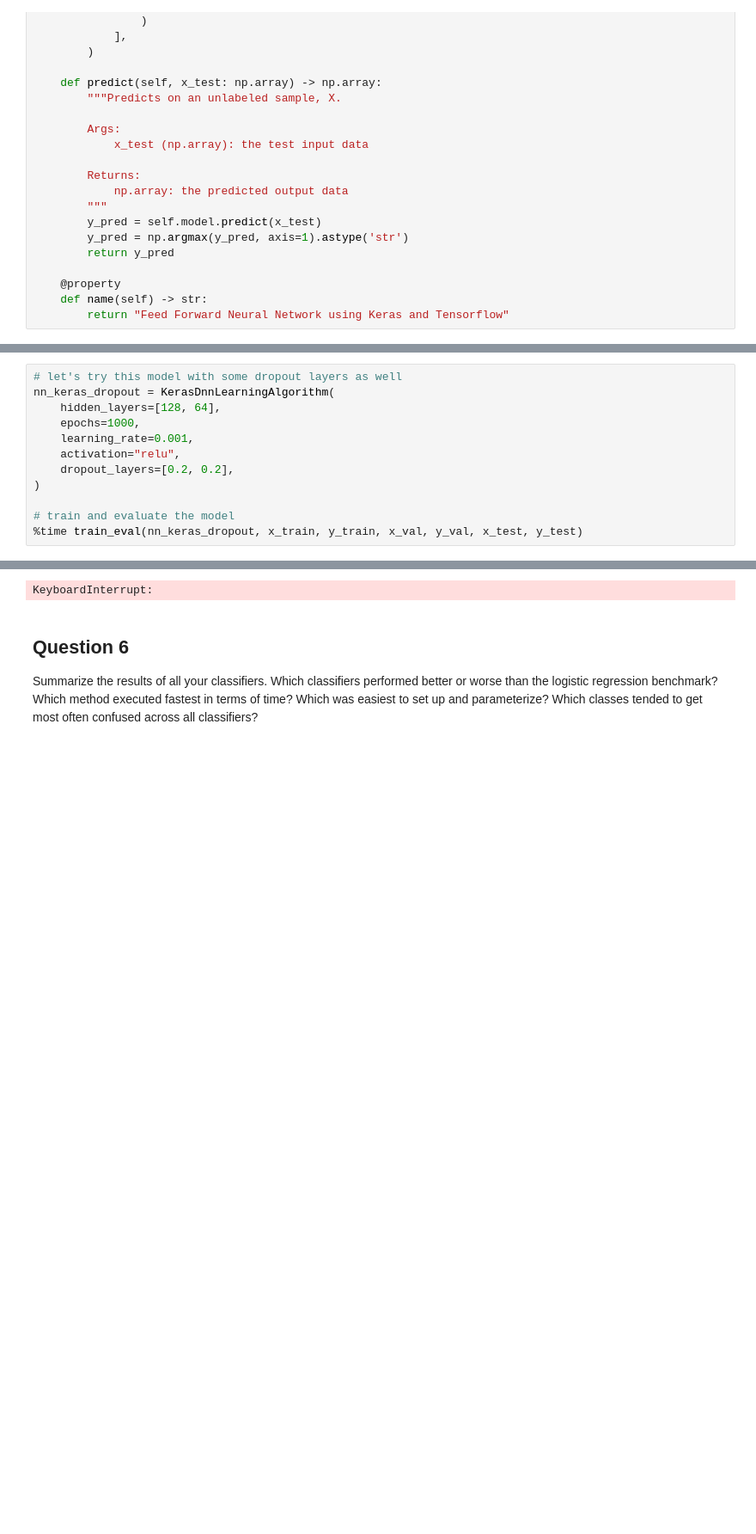
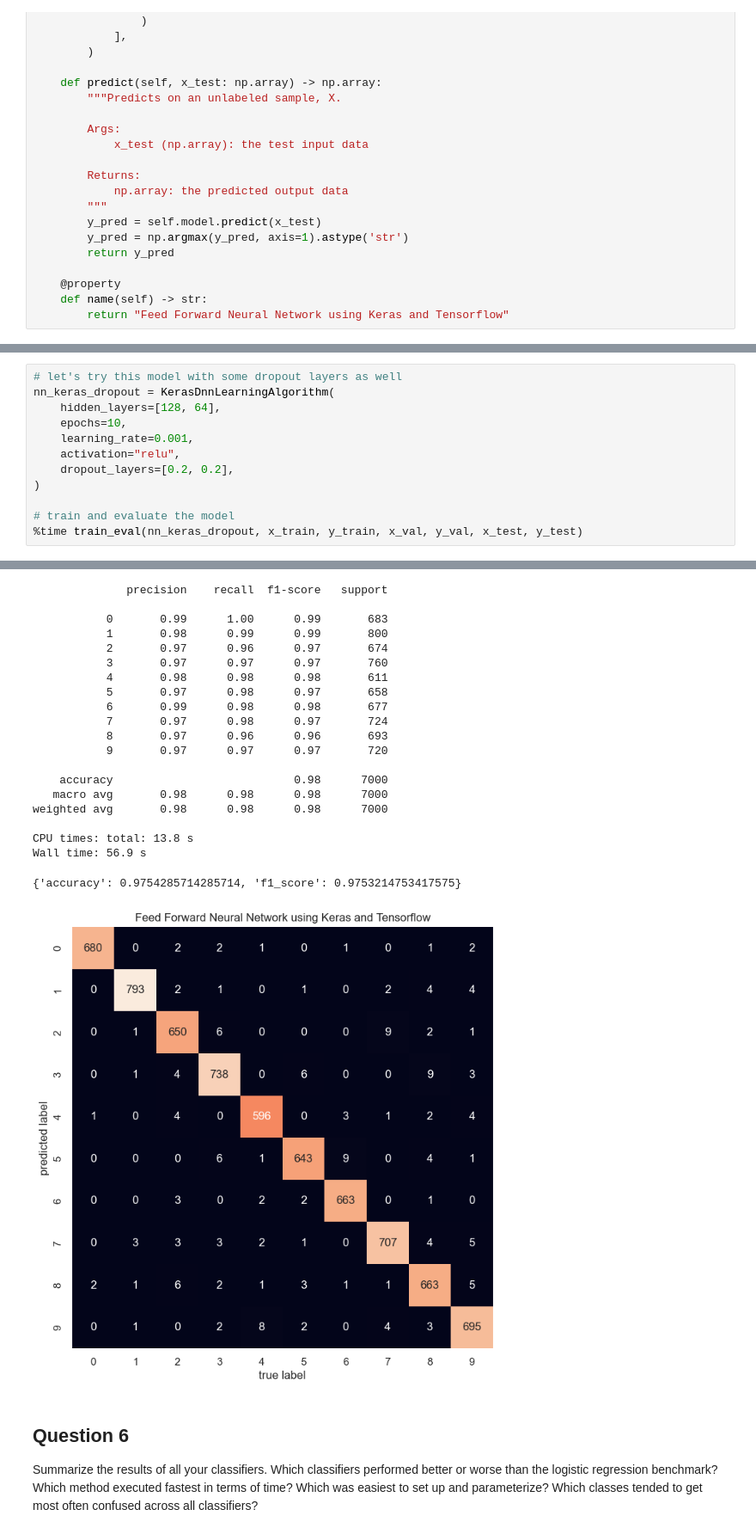
Before and after one commit to DataMonarch/ml, a Jupyter notebook: assignments/3/Homework_3_Multiclass_Classification.ipynb, the cells around one changed output, grey strips where cells are left out. Shown at 86% size. Cells and saved outputs as stored; diff of their text form; blank space fills up the shorter version.

```diff
--- a/assignments/3/Homework_3_Multiclass_Classification.ipynb
+++ b/assignments/3/Homework_3_Multiclass_Classification.ipynb
@@ -1377,7 +1827,7 @@ KeyboardInterrupt:
 # let's try this model with some dropout layers as well
 nn_keras_dropout = KerasDnnLearningAlgorithm(
     hidden_layers=[128, 64],
-    epochs=1000,
+    epochs=10,
     learning_rate=0.001,
     activation="relu",
     dropout_layers=[0.2, 0.2],
@@ -1406,4 +1856,24 @@ Epoch 9/1000
-KeyboardInterrupt:
+              precision    recall  f1-score   support
+
+           0       0.99      1.00      0.99       683
+           1       0.98      0.99      0.99       800
+           2       0.97      0.96      0.97       674
+           3       0.97      0.97      0.97       760
+           4       0.98      0.98      0.98       611
+           5       0.97      0.98      0.97       658
+           6       0.99      0.98      0.98       677
+           7       0.97      0.98      0.97       724
+           8       0.97      0.96      0.96       693
+           9       0.97      0.97      0.97       720
+
+    accuracy                           0.98      7000
+   macro avg       0.98      0.98      0.98      7000
+weighted avg       0.98      0.98      0.98      7000
+
+CPU times: total: 13.8 s
+Wall time: 56.9 s
+{'accuracy': 0.9754285714285714, 'f1_score': 0.9753214753417575}
+[figure, added]
 # %% [markdown]
 ## Question 6
 Summarize the results of all your classifiers. Which classifiers performed better or worse than the logistic regression benchmark? Which method executed fastest in terms of time? Which was easiest to set up and parameterize? Which classes tended to get most often confused across all classifiers?
```
Also changed, not shown: parts of 11 cells of this notebook, 1 other file.
